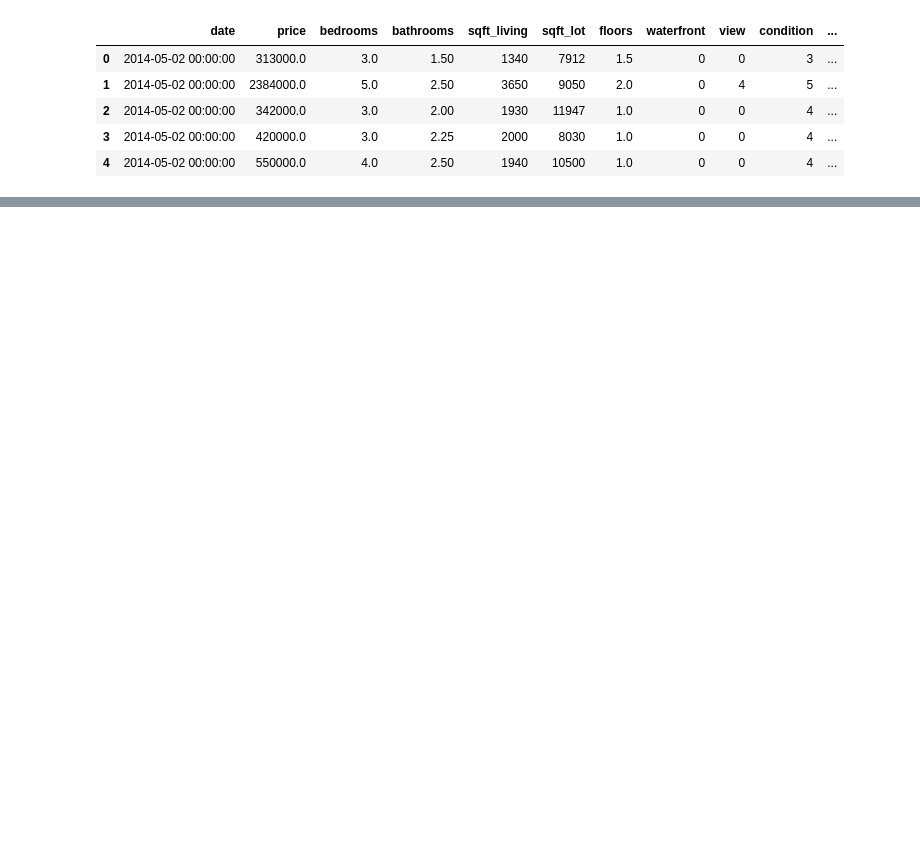
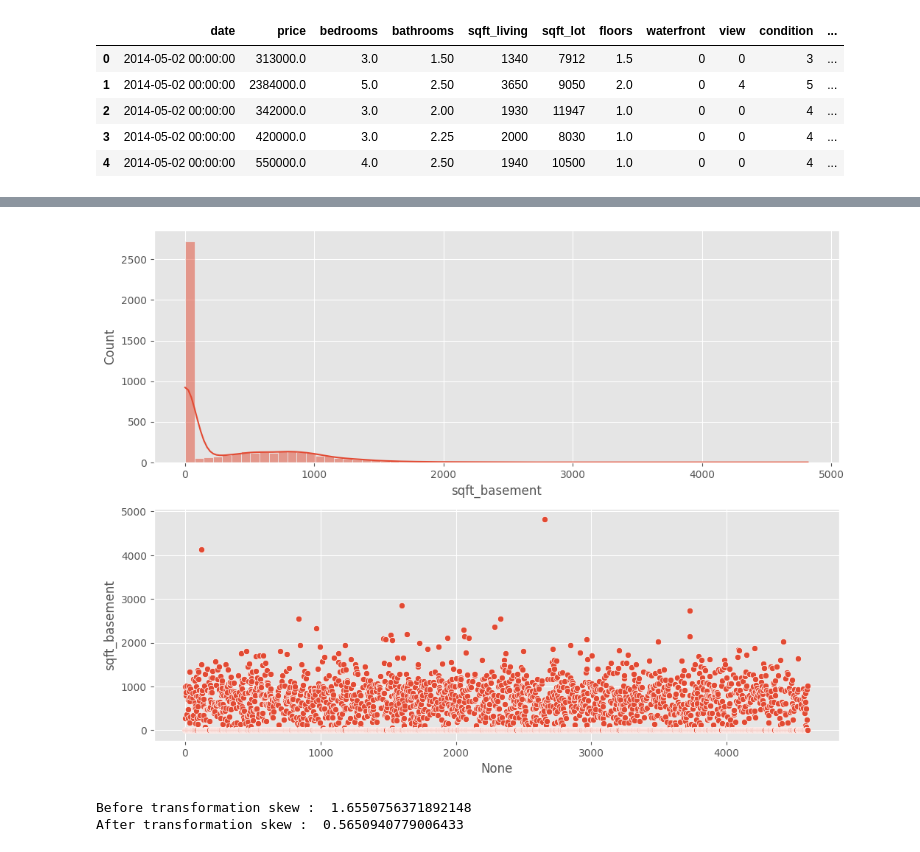
Before and after one commit to Aleena24/PRODIGY_ML, a Jupyter notebook: PRODIGY_ML_01.ipynb, the cells around one changed output, grey strips where cells are left out. Saved outputs shown, nothing was run; the diff lists cells and outputs as text; code cells hidden in the pictures; blank space fills up the shorter version.

```diff
--- a/PRODIGY_ML_01.ipynb
+++ b/PRODIGY_ML_01.ipynb
@@ -24,0 +161,21 @@ df.head()
+# %%
+fig,axs = plt.subplots(2,1,figsize=(12,9))
+plt.subplot(2,1,1)
+sns.histplot(data=df,x="sqft_basement",kde=True)
+plt.ticklabel_format(style='plain', axis='x')
+plt.style.use("ggplot")
+
+plt.subplot(2,1,2)
+sns.scatterplot(data=df,x=df.index,y="sqft_basement")
+plt.ticklabel_format(style='plain', axis='y')
+plt.style.use("ggplot")
+plt.show()
+# %% [output]
+[figure, added]
+# %%
+print("Before transformation skew : ",df["sqft_basement"].skew())
+df["sqft_basement"] = np.cbrt(df["sqft_basement"])
+print("After transformation skew : ",df["sqft_basement"].skew())
+# %% [output]
+Before transformation skew :  1.6550756371892148
+After transformation skew :  0.5650940779006433
```
Also changed, not shown: parts of 37 cells of this notebook.
